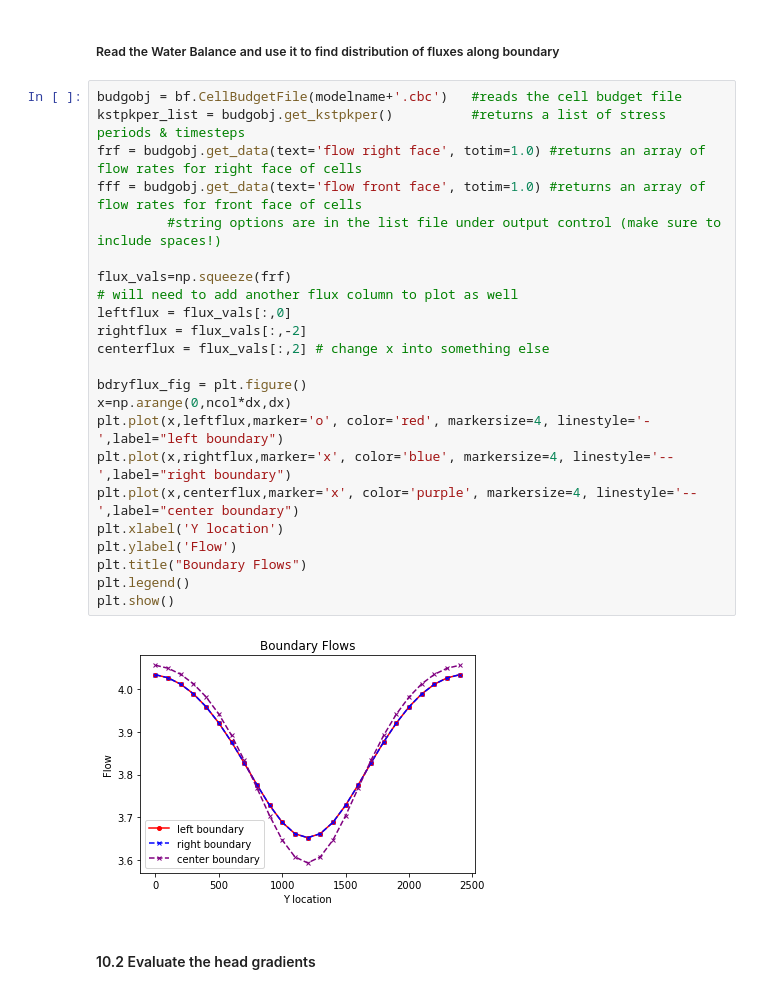
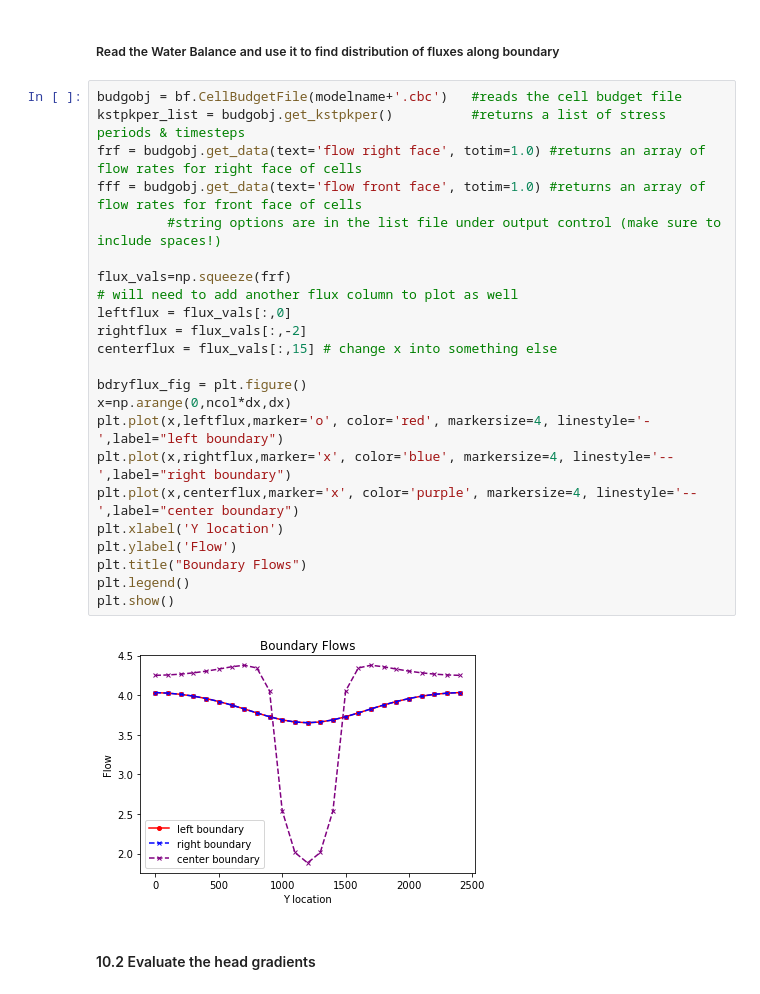
Before and after one commit to GW-modelling-Spring2022/homework-jsteyaert, a Jupyter notebook: Working/HW3_BoxModel_FloPy/starter code/BoxModel_flopy.ipynb, the cells around one changed output. Saved outputs shown, nothing was run; the diff lists cells and outputs as text.

```diff
--- a/Working/HW3_BoxModel_FloPy/starter code/BoxModel_flopy.ipynb
+++ b/Working/HW3_BoxModel_FloPy/starter code/BoxModel_flopy.ipynb
@@ -318,28 +318,28 @@ with open('FP_heads.csv', 'w', newline='') as csvfile:  #creates an empty csv fi
 # %%
 budgobj = bf.CellBudgetFile(modelname+'.cbc')   #reads the cell budget file
 kstpkper_list = budgobj.get_kstpkper()          #returns a list of stress periods & timesteps
 frf = budgobj.get_data(text='flow right face', totim=1.0) #returns an array of flow rates for right face of cells
 fff = budgobj.get_data(text='flow front face', totim=1.0) #returns an array of flow rates for front face of cells
          #string options are in the list file under output control (make sure to include spaces!)
 
 flux_vals=np.squeeze(frf)
 # will need to add another flux column to plot as well
 leftflux = flux_vals[:,0]
 rightflux = flux_vals[:,-2]
-centerflux = flux_vals[:,2] # change x into something else
+centerflux = flux_vals[:,15] # change x into something else
 
 bdryflux_fig = plt.figure()
 x=np.arange(0,ncol*dx,dx)
 plt.plot(x,leftflux,marker='o', color='red', markersize=4, linestyle='-',label="left boundary")
 plt.plot(x,rightflux,marker='x', color='blue', markersize=4, linestyle='--',label="right boundary")
 plt.plot(x,centerflux,marker='x', color='purple', markersize=4, linestyle='--',label="center boundary")
 plt.xlabel('Y location')
 plt.ylabel('Flow')
 plt.title("Boundary Flows")
 plt.legend()
 plt.show()
 # %% [output]
-[figure, old version]
+[figure, new version]
 # %% [markdown]
 #### 10.2 Evaluate the head gradients
 # %%
```
Also changed, not shown: parts of 2 cells of this notebook, 10 other files.
